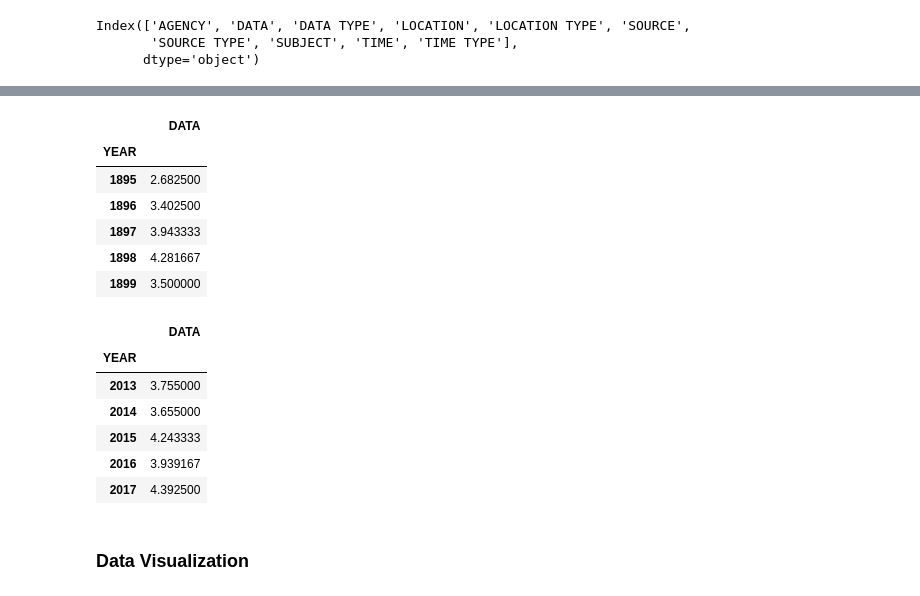
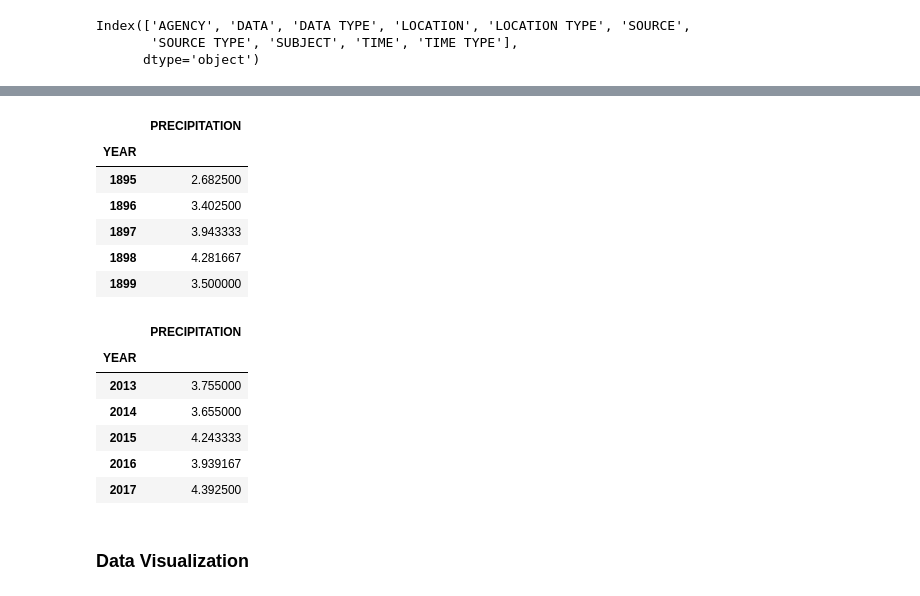
Before and after one commit to IT4063C-Fall23/final-project-kellej6, a Jupyter notebook: source.ipynb, the cells around one changed output, grey strips where cells are left out. Cells and saved outputs as stored; diff of their text form; code cells hidden in the pictures.

```diff
--- a/source.ipynb
+++ b/source.ipynb
@@ -443,3 +443,7 @@ precip_df.head()
 | 2 | National Centers for Environmenta... | 3.40 | STRING | Ripley | COUNTY | https://www.ncei.noaa.gov/pub/dat... | URL | Precipitation MA Split By FIPS | 1923-03 | ... |
 | 3 | National Centers for Environmenta... | 1.71 | STRING | Ripley | COUNTY | https://www.ncei.noaa.gov/pub/dat... | URL | Precipitation MA Split By FIPS | 1916-11 | ... |
 | 4 | National Centers for Environmenta... | 6.65 | STRING | Ripley | COUNTY | https://www.ncei.noaa.gov/pub/dat... | URL | Precipitation MA Split By FIPS | 1906-03 | ... |
+# %%
+# Rename the 'DATA' column to 'PRECIPITATION'
+precip_df.rename(columns={'DATA':'PRECIPITATION'}, inplace=True)
+precip_df.head()
@@ -446,9 +457,9 @@ precip_df.head()
 # %%
-# Calculate the mean precipitation for each year using the 'DATA' and 'YEAR' columns
-precip_df_mean = precip_df[['DATA', 'YEAR']].groupby('YEAR').mean()
+# Calculate the mean precipitation for each year using the 'PRECIPITATION' and 'YEAR' columns
+precip_df_mean = precip_df[['PRECIPITATION', 'YEAR']].groupby('YEAR').mean()
 precip_df_mean.head()
 # %% [output]
-|  | DATA |
+|  | PRECIPITATION |
 | YEAR |  |
 | 1895 | 2.682500 |
 | 1896 | 3.402500 |
@@ -460,7 +471,7 @@ precip_df_mean.head()
 precip_df_mean = precip_df_mean.loc[2013:2023]
 precip_df_mean.head()
 # %% [output]
-|  | DATA |
+|  | PRECIPITATION |
 | YEAR |  |
 | 2013 | 3.755000 |
 | 2014 | 3.655000 |
```
Also changed, not shown: parts of 19 cells of this notebook.
